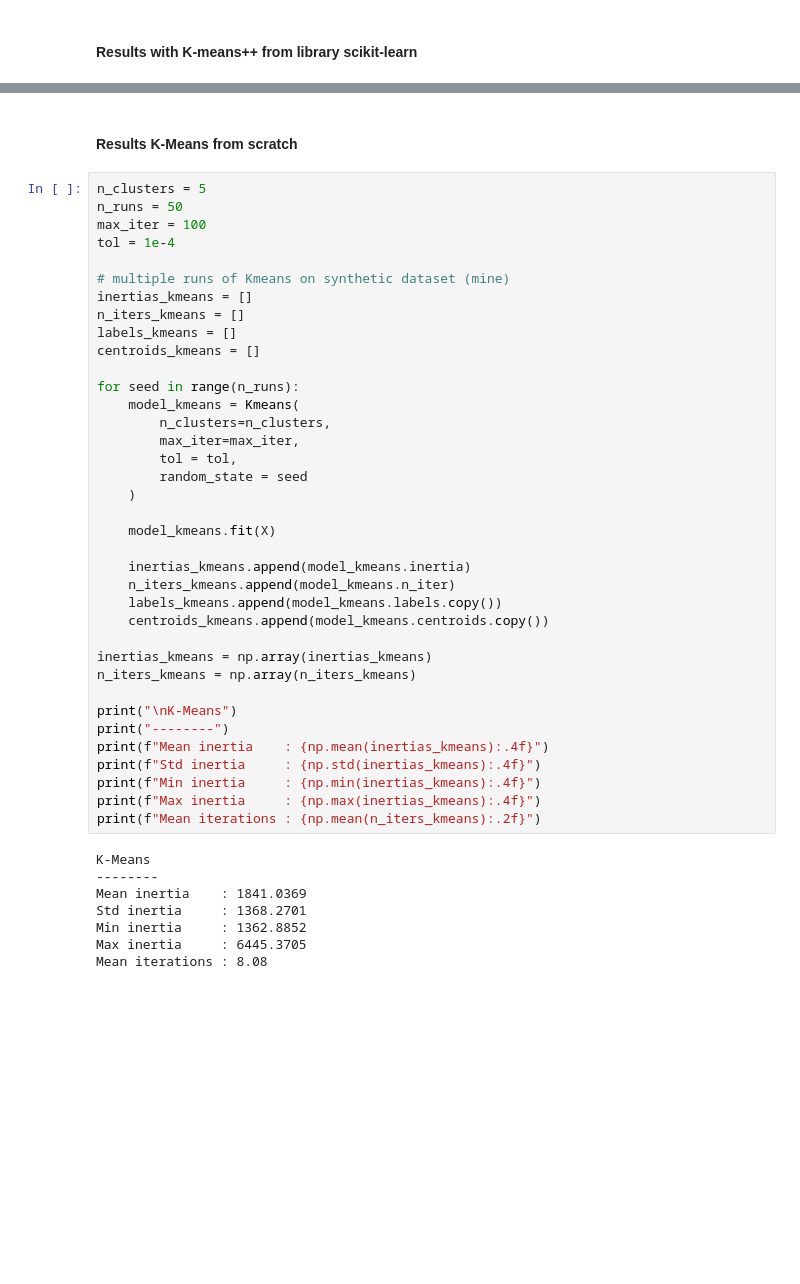
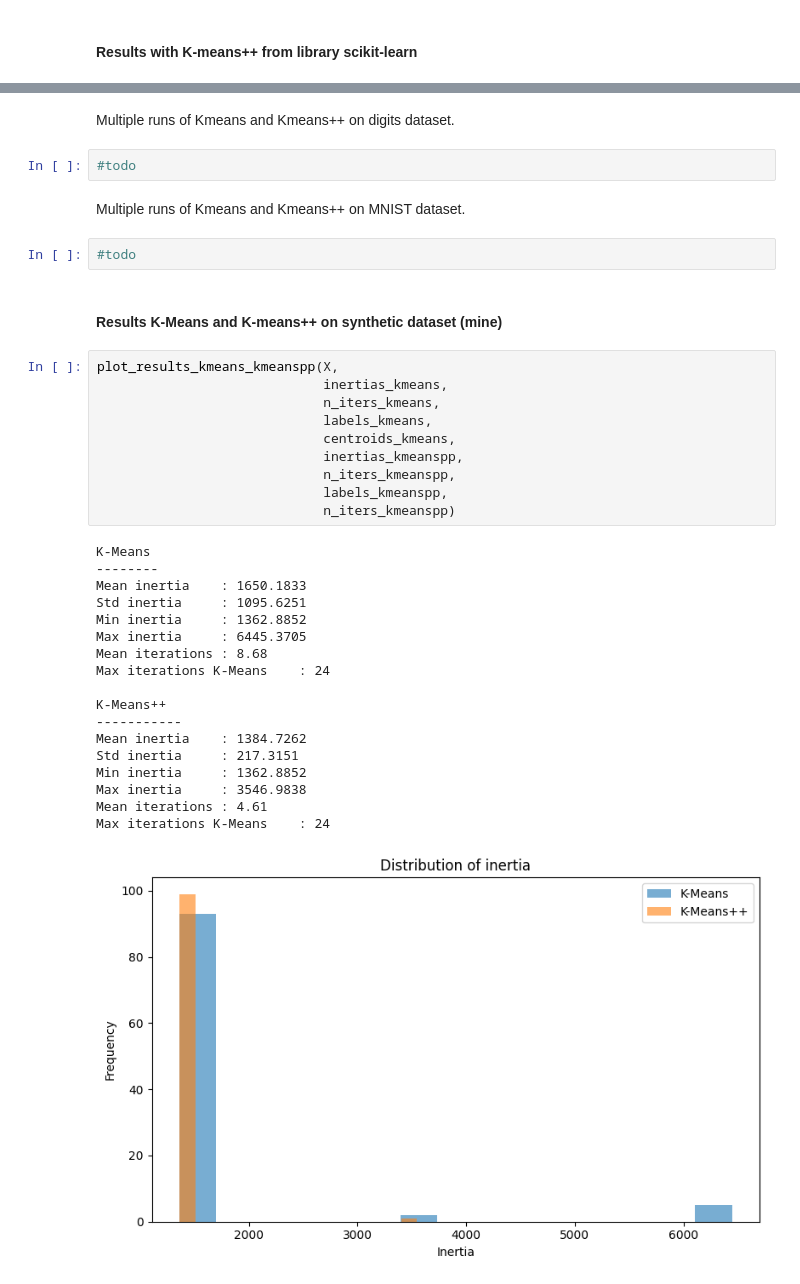
Before and after one commit to MatteoBisotti/StatML_project, a Jupyter notebook: code/main.ipynb, the cells around one changed output, grey strips where cells are left out. Drawn from its saved outputs; the diff is of its cells as text; blank space fills up the shorter version.

Commit message:
plot results

```diff
--- a/code/main.ipynb
+++ b/code/main.ipynb
@@ -155,47 +199,39 @@ plot_kmeans_result(X, labels, centroids, init)
+# %% [markdown]
+Multiple runs of Kmeans and Kmeans++ on digits dataset.
+# %%
+#todo
+# %% [markdown]
+Multiple runs of Kmeans and Kmeans++ on MNIST dataset.
+# %%
+#todo
 # %% [markdown]
-#### Results K-Means from scratch
+#### Results K-Means and K-means++ on synthetic dataset (mine)
 # %%
-n_clusters = 5
-n_runs = 50
-max_iter = 100
-tol = 1e-4
-
-# multiple runs of Kmeans on synthetic dataset (mine)
-inertias_kmeans = []
-n_iters_kmeans = []
-labels_kmeans = []
-centroids_kmeans = []
-
-for seed in range(n_runs):
-    model_kmeans = Kmeans(
-        n_clusters=n_clusters,
-        max_iter=max_iter,
-        tol = tol,
-        random_state = seed
-    )
-
-    model_kmeans.fit(X)
-
-    inertias_kmeans.append(model_kmeans.inertia)
-    n_iters_kmeans.append(model_kmeans.n_iter)
-    labels_kmeans.append(model_kmeans.labels.copy())
-    centroids_kmeans.append(model_kmeans.centroids.copy())
-
-inertias_kmeans = np.array(inertias_kmeans)
-n_iters_kmeans = np.array(n_iters_kmeans)
-
-print("\nK-Means")
-print("--------")
-print(f"Mean inertia    : {np.mean(inertias_kmeans):.4f}")
-print(f"Std inertia     : {np.std(inertias_kmeans):.4f}")
-print(f"Min inertia     : {np.min(inertias_kmeans):.4f}")
-print(f"Max inertia     : {np.max(inertias_kmeans):.4f}")
-print(f"Mean iterations : {np.mean(n_iters_kmeans):.2f}")
+plot_results_kmeans_kmeanspp(X,
+                             inertias_kmeans,
+                             n_iters_kmeans,
+                             labels_kmeans,
+                             centroids_kmeans,
+                             inertias_kmeanspp,
+                             n_iters_kmeanspp,
+                             labels_kmeanspp,
+                             n_iters_kmeanspp)
 # %% [output]
 K-Means
 --------
-Mean inertia    : 1841.0369
-Std inertia     : 1368.2701
+Mean inertia    : 1650.1833
+Std inertia     : 1095.6251
 Min inertia     : 1362.8852
 Max inertia     : 6445.3705
-Mean iterations : 8.08
+Mean iterations : 8.68
+Max iterations K-Means    : 24
+
+K-Means++
+-----------
+Mean inertia    : 1384.7262
+Std inertia     : 217.3151
+Min inertia     : 1362.8852
+Max inertia     : 3546.9838
+Mean iterations : 4.61
+Max iterations K-Means    : 24
+[figure, added]
```
Also changed, not shown: parts of 14 cells of this notebook, 1 other file.
